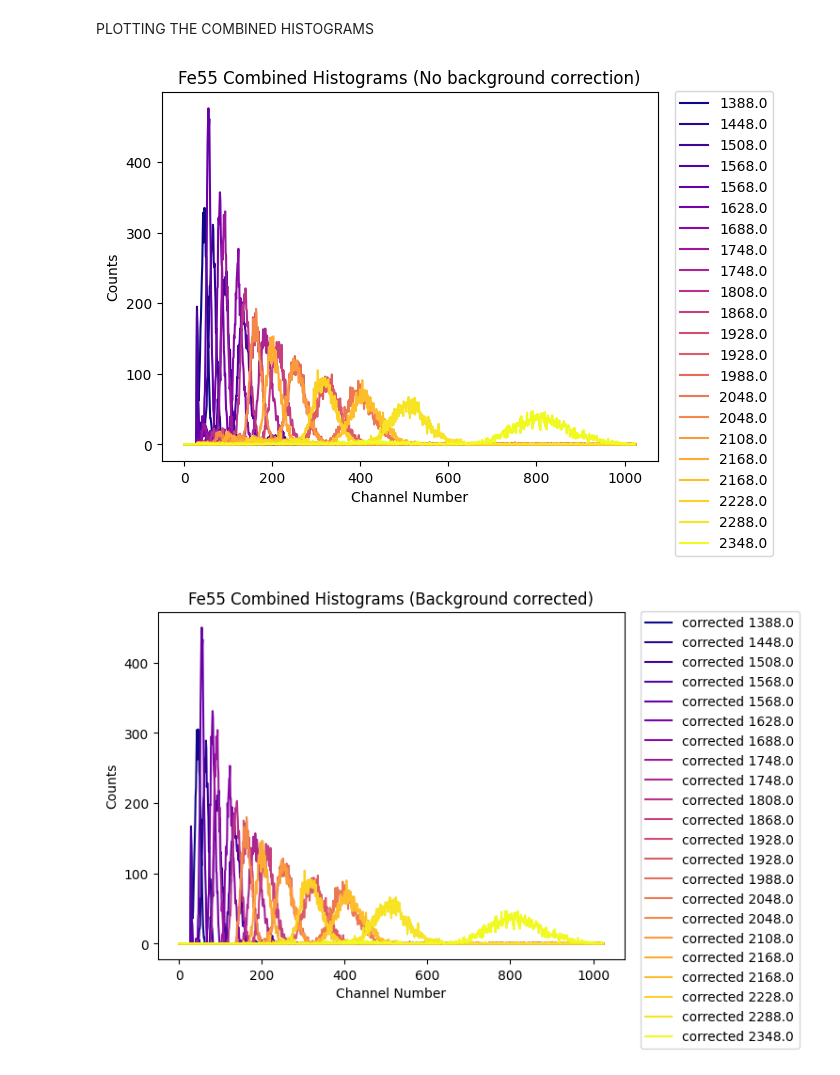
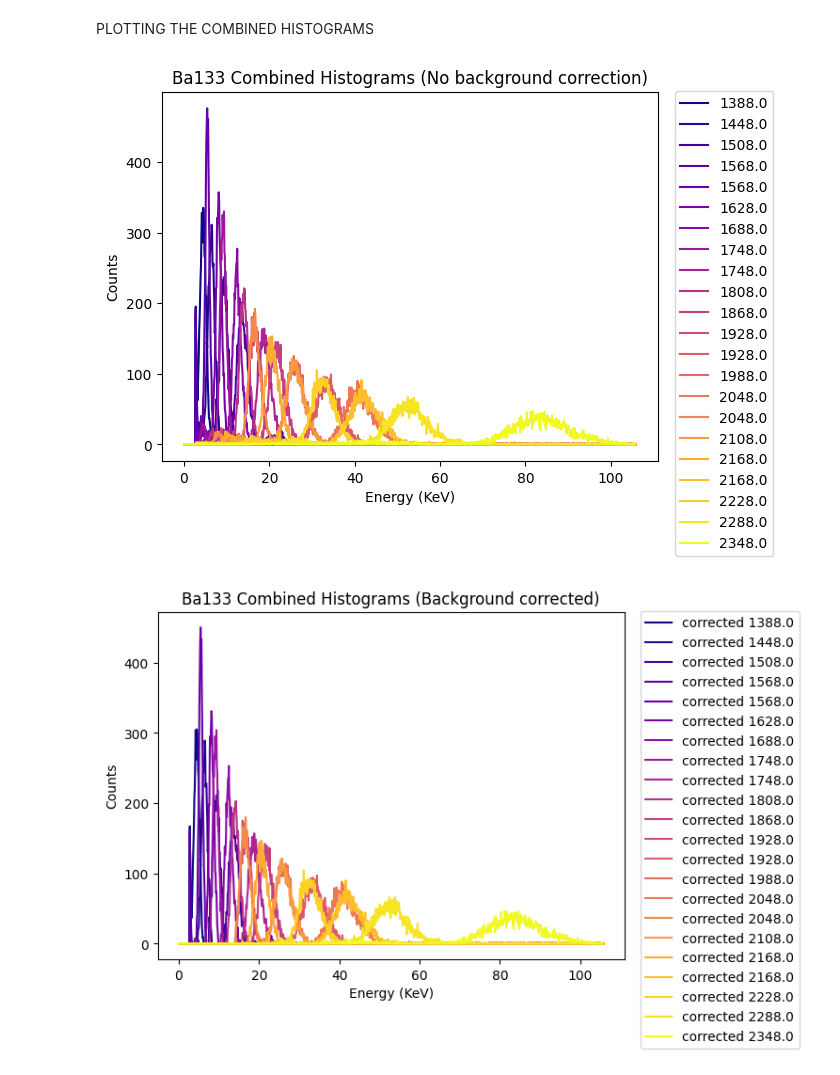
Before and after one commit to Shounak2512/Proportional-counter, a Jupyter notebook: Energy_Fe55.ipynb, the cells around one changed output. Cells and saved outputs as stored; diff of their text form; code cells hidden in the pictures.

```diff
--- a/Energy_Fe55.ipynb
+++ b/Energy_Fe55.ipynb
@@ -164,9 +190,0 @@ def hist_generator_bkg_corrected(index,data_list,bkg,label_list,color):
-# %%
-def hist_generator(index,data_list,label_list,color):
-    plt.plot(np.linspace(0,len(data_list[index]),1024),data_list[index],label=label_list[index],color=color)
-    # plt.axline([0,30],slope=0,color='black',linestyle='dashed',linewidth=0.7)
-    # plt.xlim(0,100)
-    plt.title("Fe55 Combined Histograms (No background correction)")
-    plt.xlabel("Channel Number")
-    plt.ylabel("Counts")
-    plt.legend(loc='upper left', bbox_to_anchor=(1.02, 1.02))
@@ -422,0 +468,8 @@ PLOTTING THE COMBINED HISTOGRAMS
+# %%
+def energy_cali(channels):
+    energy_list=[]
+    for i in range(0,len(channels)):
+        energy=0.1035*(channels[i]) - 0.2539
+        if energy>0:
+            energy_list.append(energy)
+    return energy_list
@@ -423,13 +488,25 @@ PLOTTING THE COMBINED HISTOGRAMS
+# %%
+def hist_generator(index,data_list,bkg,label_list,color,channels):
+    # bkg_correction=bkg_corrector(bkg,data_list,index)
+    # plt.plot(np.linspace(0,len(data_list[index]),1024),data_list[index],label=label_list[index])
+    energy_list=energy_cali(channels)
+    plt.plot(energy_list,data_list[index][-(len(energy_list)):],label=f"{label_list[index]}",color=color)
+    # plt.xlim(0,100)
+    # plt.axline([0,200],slope=0,color='black',linestyle='dashed',linewidth=0.7)
+    plt.title("Ba133 Combined Histograms (No background correction)")
+    plt.xlabel("Energy (KeV)")
+    plt.ylabel("Counts")
+    plt.legend(loc='upper left', bbox_to_anchor=(1.02, 1.02))
 # %%
 numline=len(all_data_lists)
 colour=plt.cm.plasma(np.linspace(0,1,numline))
 # %%
 for i in range(0,len(all_data_lists)):
-    hist_generator(i,all_data_lists,file_labels,colour[i])
+    hist_generator(i,all_data_lists,bkg,file_labels,colour[i],channel_no)
 # %% [output]
-[figure, old version]
+[figure, new version]
 # %%
 for i in range(0,len(all_data_lists)):
-    hist_generator_bkg_corrected(i,all_data_lists,bkg,file_labels,colour[i])
+    hist_generator_bkg_corrected(i,all_data_lists,bkg,file_labels,colour[i],channel_no)
 # %% [output]
-[figure, old version]
+[figure, new version]
```
Also changed, not shown: parts of 10 cells of this notebook, 7 other files.
